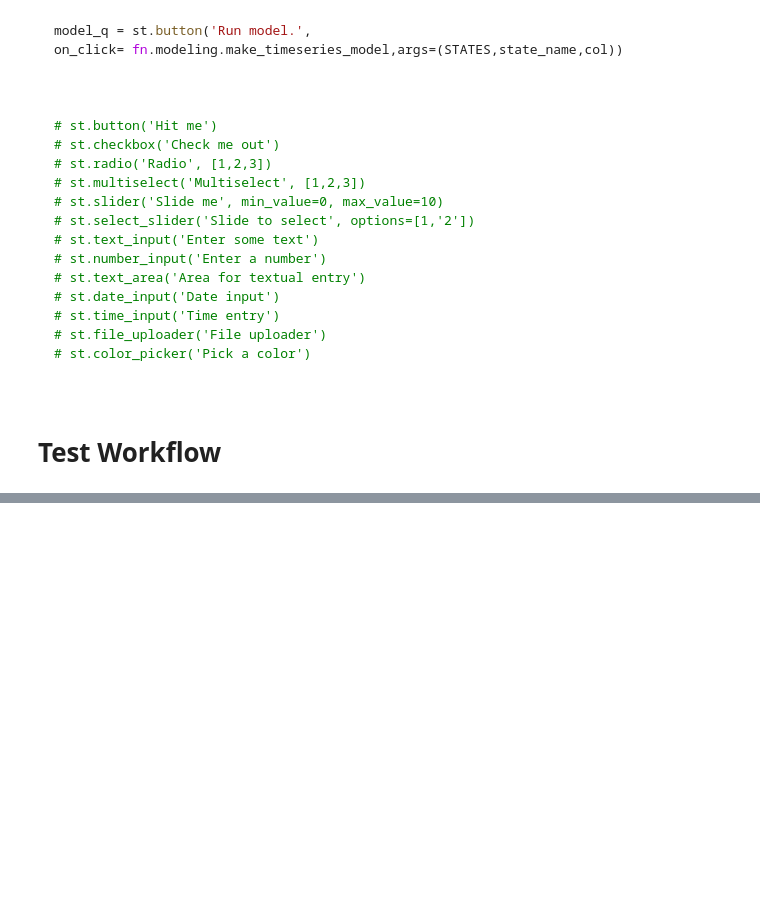
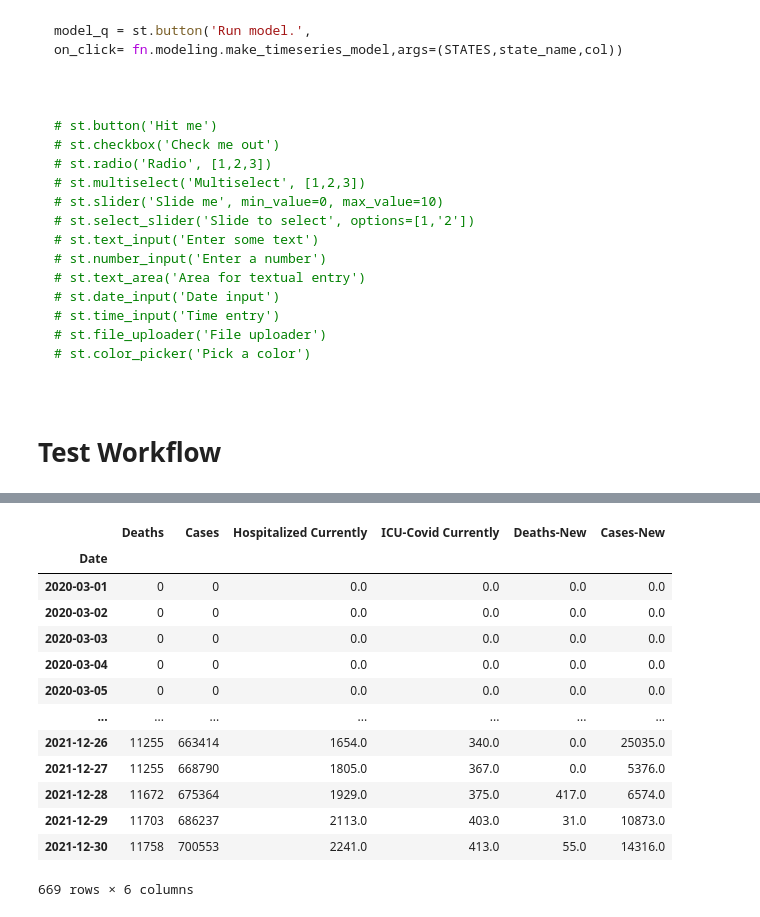
Before and after one commit to jirvingphd/predicting-the-pandemic, a Jupyter notebook: updating_and_testing_app.ipynb, the cells around one changed output, grey strips where cells are left out. Drawn from its saved outputs; the diff is of its cells as text; code cells hidden in the pictures; blank space fills up the shorter version.

```diff
--- a/updating_and_testing_app.ipynb
+++ b/updating_and_testing_app.ipynb
@@ -276,0 +525,19 @@ df
+# %%
+##
+state_df = df.loc['MD'].copy()
+state_df
+# %% [output]
+|  | Deaths | Cases | Hospitalized Currently | ICU-Covid Currently | Deaths-New | Cases-New |
+| Date |  |  |  |  |  |  |
+| 2020-03-01 | 0 | 0 | 0.0 | 0.0 | 0.0 | 0.0 |
+| 2020-03-02 | 0 | 0 | 0.0 | 0.0 | 0.0 | 0.0 |
+| 2020-03-03 | 0 | 0 | 0.0 | 0.0 | 0.0 | 0.0 |
+| 2020-03-04 | 0 | 0 | 0.0 | 0.0 | 0.0 | 0.0 |
+| 2020-03-05 | 0 | 0 | 0.0 | 0.0 | 0.0 | 0.0 |
+| ... | ... | ... | ... | ... | ... | ... |
+| 2021-12-26 | 11255 | 663414 | 1654.0 | 340.0 | 0.0 | 25035.0 |
+| 2021-12-27 | 11255 | 668790 | 1805.0 | 367.0 | 0.0 | 5376.0 |
+| 2021-12-28 | 11672 | 675364 | 1929.0 | 375.0 | 417.0 | 6574.0 |
+| 2021-12-29 | 11703 | 686237 | 2113.0 | 403.0 | 31.0 | 10873.0 |
+| 2021-12-30 | 11758 | 700553 | 2241.0 | 413.0 | 55.0 | 14316.0 |
+669 rows × 6 columns
```
Also changed, not shown: parts of 47 cells of this notebook, 9 other files.
